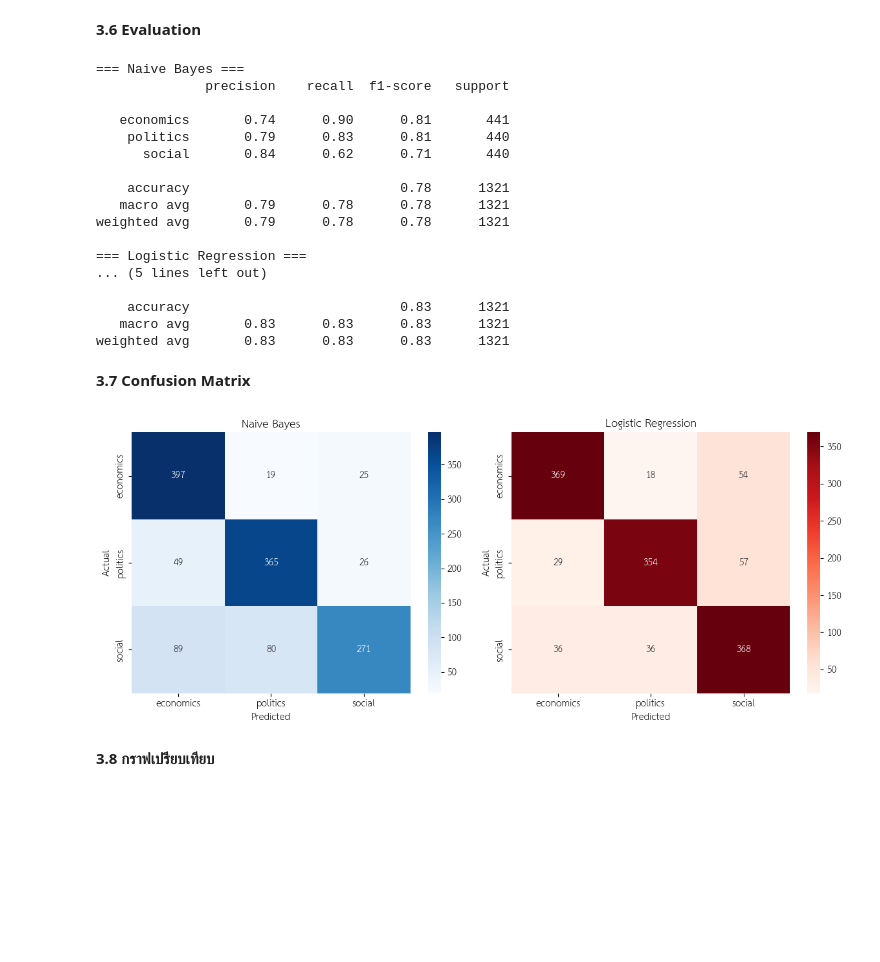
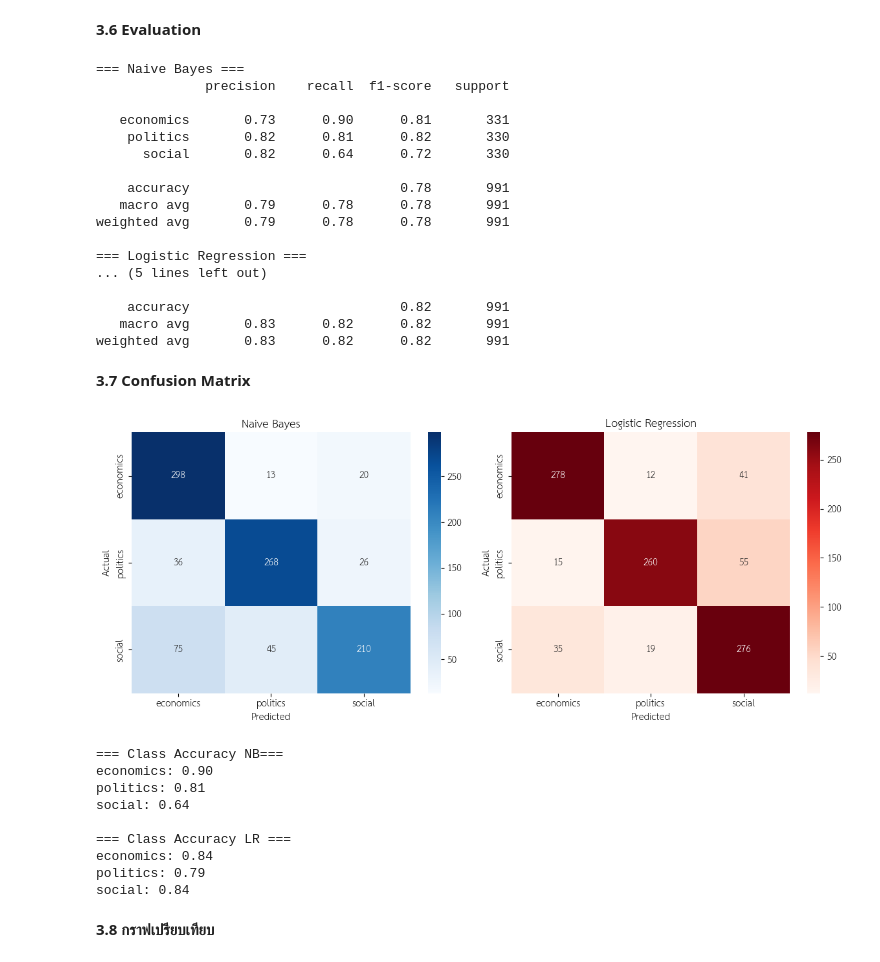
Before and after one commit to lemasc/nlp-news-thai, a Jupyter notebook: 03-classification/classify_classic.ipynb, the cells around one changed output. Saved outputs shown, nothing was run; the diff lists cells and outputs as text; code cells hidden in the pictures; blank space fills up the shorter version.

```diff
--- a/03-classification/classify_classic.ipynb
+++ b/03-classification/classify_classic.ipynb
@@ -108,13 +108,21 @@ df["stratify_key"] = df["category"] + "_" + df["source"]
 
 from sklearn.model_selection import train_test_split
 
-train_df, test_df = train_test_split(
+train_df, temp_df = train_test_split(
     df,
-    test_size=0.2,
+    test_size=0.3,
     stratify=df["stratify_key"],
     random_state=42
 )
 
-print("Train size:", len(train_df))
-print("Test size:", len(test_df))
+val_df, test_df = train_test_split(
+    temp_df,
+    test_size=0.5,
+    stratify=temp_df["stratify_key"],
+    random_state=42
+)
+
+print("Train:", len(train_df))
+print("Validation:", len(val_df))
+print("Test:", len(test_df))
 # %% [output]
@@ -123,11 +131,0 @@ Test size: 1321
-# %%
-train_df, val_df = train_test_split(
-    train_df,
-    test_size=0.176,  # ทำให้ final val ≈ 15%
-    stratify=train_df["stratify_key"],
-    random_state=42
-)
-
-print("Train:", len(train_df))
-print("Validation:", len(val_df))
-print("Test:", len(test_df))
@@ -202,20 +196,20 @@ print(classification_report(y_test, y_pred_lr))
 === Naive Bayes ===
               precision    recall  f1-score   support
 
-   economics       0.74      0.90      0.81       441
-    politics       0.79      0.83      0.81       440
-      social       0.84      0.62      0.71       440
+   economics       0.73      0.90      0.81       331
+    politics       0.82      0.81      0.82       330
+      social       0.82      0.64      0.72       330
 
-    accuracy                           0.78      1321
-   macro avg       0.79      0.78      0.78      1321
-weighted avg       0.79      0.78      0.78      1321
+    accuracy                           0.78       991
+   macro avg       0.79      0.78      0.78       991
+weighted avg       0.79      0.78      0.78       991
 
 === Logistic Regression ===
 ... (5 lines left out)
 
-    accuracy                           0.83      1321
-   macro avg       0.83      0.83      0.83      1321
-weighted avg       0.83      0.83      0.83      1321
+    accuracy                           0.82       991
+   macro avg       0.83      0.82      0.82       991
+weighted avg       0.83      0.82      0.82       991
 # %% [markdown]
 **3.7 Confusion Matrix**
 # %%
@@ -231,34 +225,53 @@ cm_lr = confusion_matrix(y_test, y_pred_lr, labels=labels)
 
 fig, axes = plt.subplots(1, 2, figsize=(12,5))
 
 # Naive Bayes
 sns.heatmap(cm_nb,
             annot=True,
             fmt="d",
             cmap="Blues",
             xticklabels=labels,
             yticklabels=labels,
             ax=axes[0])
 axes[0].set_title("Naive Bayes")
 axes[0].set_xlabel("Predicted")
 axes[0].set_ylabel("Actual")
 
 # Logistic Regression
 sns.heatmap(cm_lr,
             annot=True,
             fmt="d",
             cmap="Reds",
             xticklabels=labels,
             yticklabels=labels,
             ax=axes[1])
 axes[1].set_title("Logistic Regression")
 axes[1].set_xlabel("Predicted")
 axes[1].set_ylabel("Actual")
 
 plt.tight_layout()
 plt.show()
+
+print("\n=== Class Accuracy NB===")
+for i, label in enumerate(labels):
+    acc = cm_nb[i, i] / cm_nb[i].sum()
+    print(f"{label}: {acc:.2f}")
+
+print("\n=== Class Accuracy LR ===")
+for i, label in enumerate(labels):
+    acc = cm_lr[i, i] / cm_lr[i].sum()
+    print(f"{label}: {acc:.2f}")
 # %% [output]
-[figure, old version]
+[figure, new version]
+=== Class Accuracy NB===
+economics: 0.90
+politics: 0.81
+social: 0.64
+
+=== Class Accuracy LR ===
+economics: 0.84
+politics: 0.79
+social: 0.84
 # %% [markdown]
 **3.8 กราฟเปรียบเทียบ**
 # %% [markdown]
```
Also changed, not shown: parts of 4 cells of this notebook, 1 other file.
